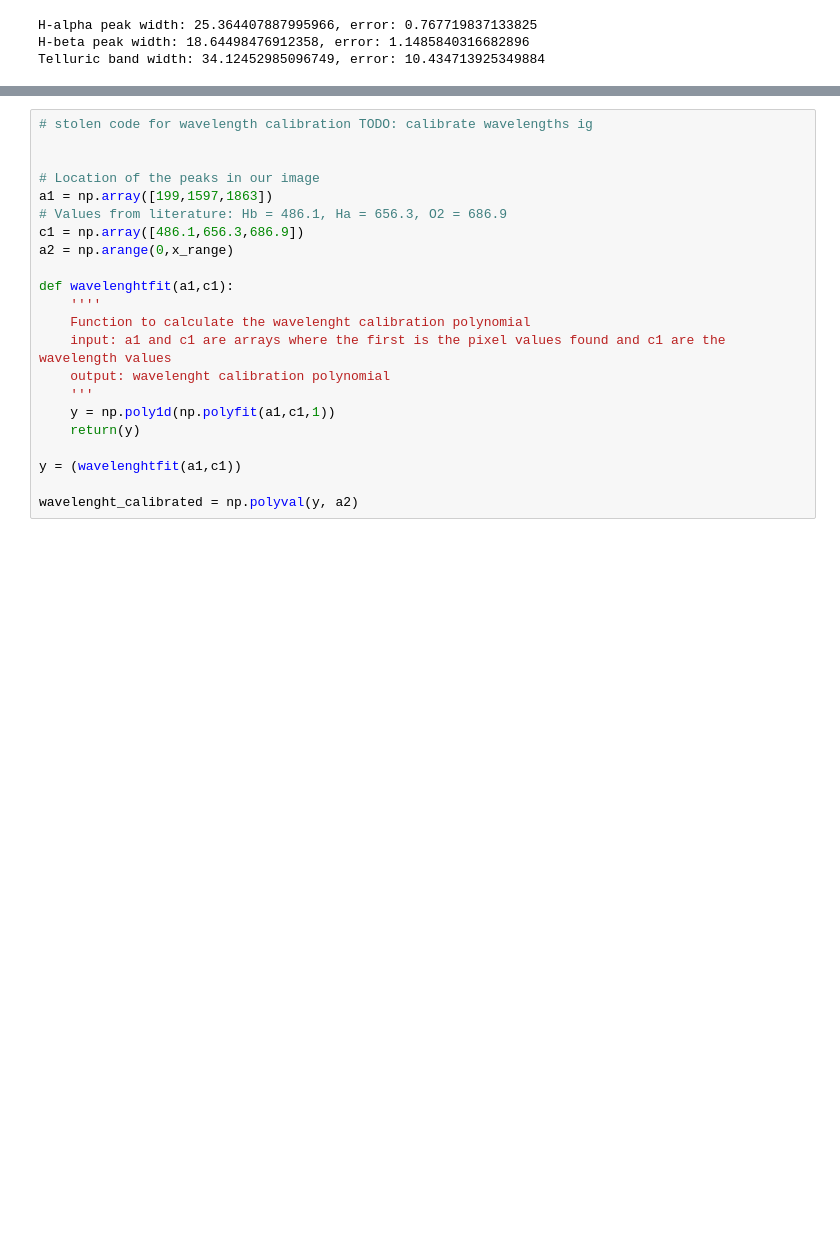
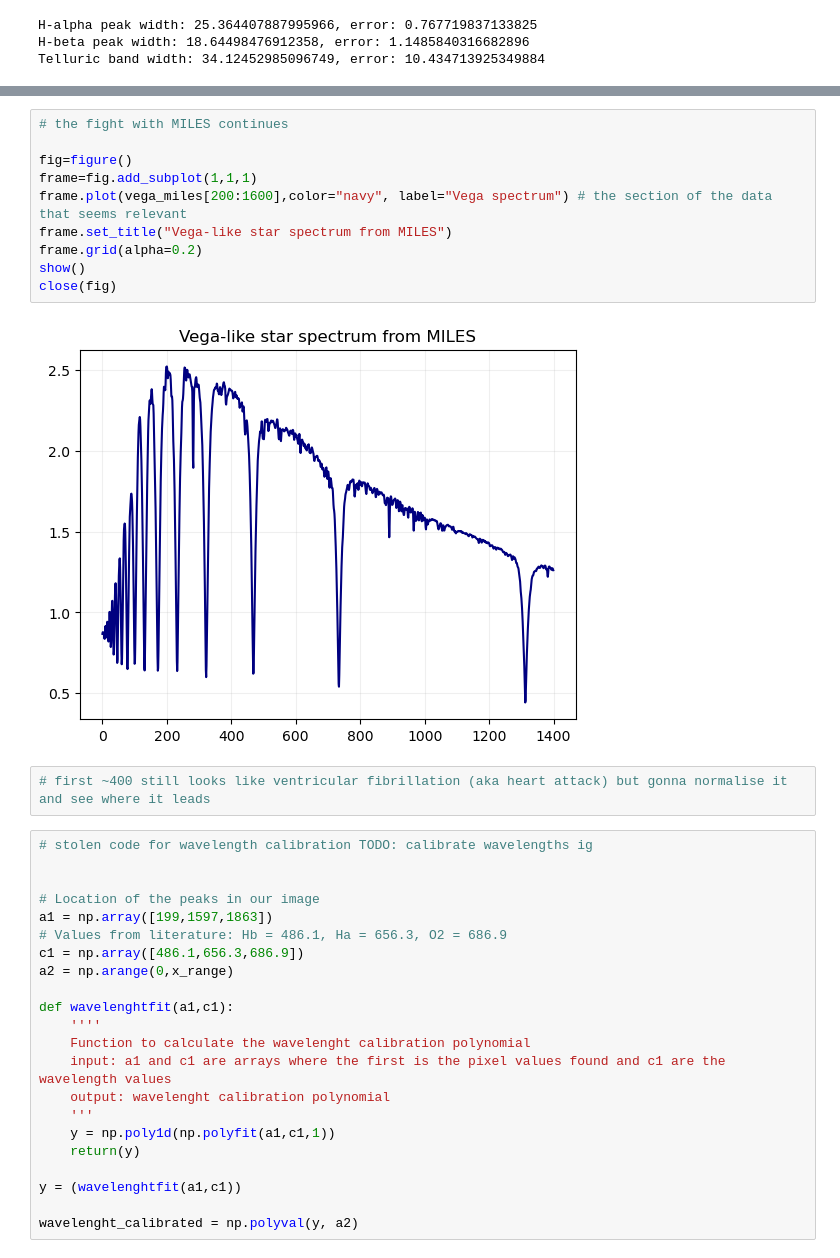
Before and after one commit to Timobrenn/G99-Spectroscopy, a Jupyter notebook: FWHM-vega.ipynb, the cells around one changed output, grey strips where cells are left out. Cells and saved outputs as stored; diff of their text form; blank space fills up the shorter version.

Commit message:
more on the miles spectra

```diff
--- a/FWHM-vega.ipynb
+++ b/FWHM-vega.ipynb
@@ -273,3 +272,17 @@ close(fig)
+# %%
+# the fight with MILES continues
+
+fig=figure()
+frame=fig.add_subplot(1,1,1)
+frame.plot(vega_miles[200:1600],color="navy", label="Vega spectrum") # the section of the data that seems relevant
+frame.set_title("Vega-like star spectrum from MILES")
+frame.grid(alpha=0.2)
+show()
+close(fig)
+# %% [output]
+[figure, added]
+# %%
+# first ~400 still looks like ventricular fibrillation (aka heart attack) but gonna normalise it and see where it leads
 # %%
 # stolen code for wavelength calibration TODO: calibrate wavelengths ig
 
```
Also changed, not shown: parts of 3 cells of this notebook.
